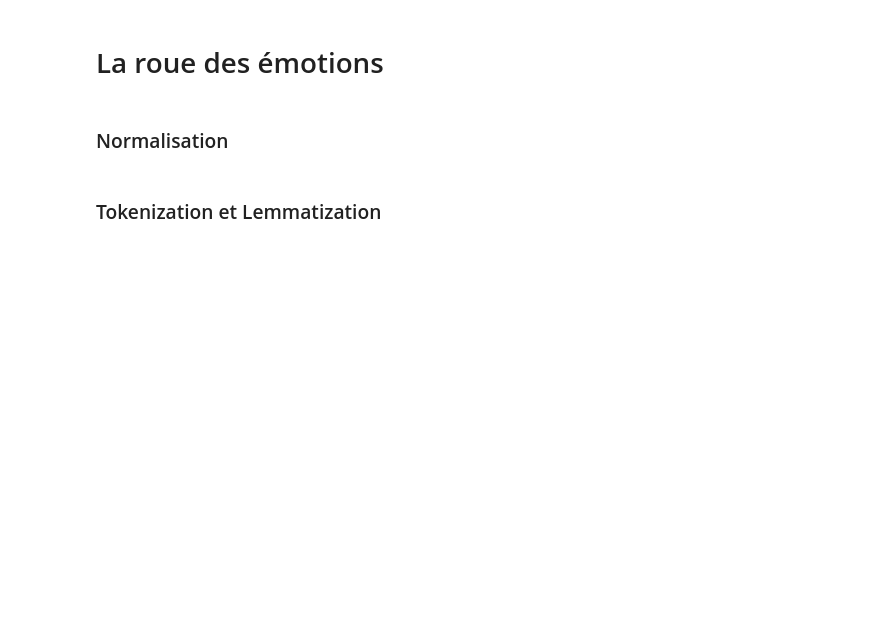
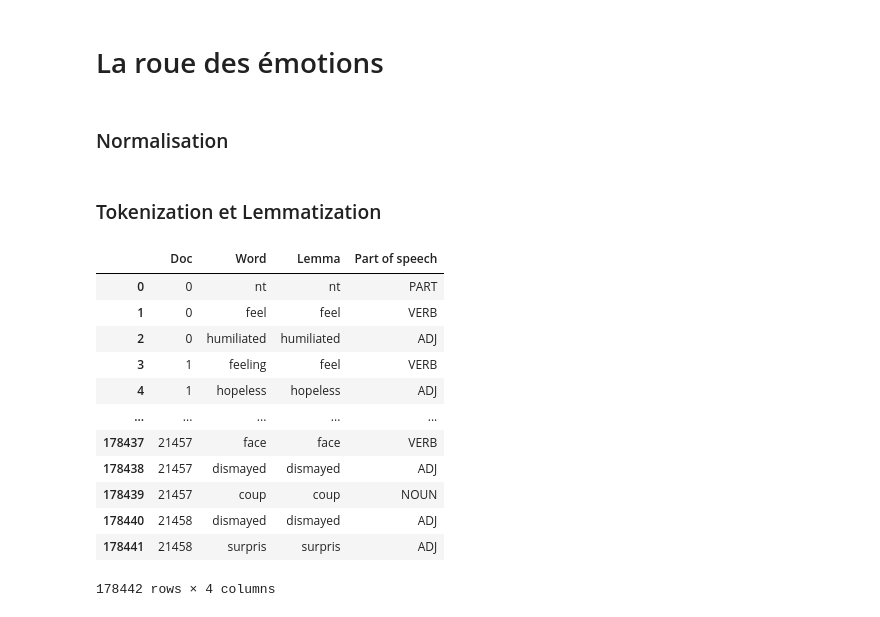
Before and after one commit to eltarr-kawther/roue-des-emotions, a Jupyter notebook: Notebooks/emotion_classification_spacy.ipynb, the cells around one changed output. Drawn from its saved outputs; the diff is of its cells as text; code cells hidden in the pictures; blank space fills up the shorter version.

```diff
--- a/Notebooks/emotion_classification_spacy.ipynb
+++ b/Notebooks/emotion_classification_spacy.ipynb
@@ -30,0 +41,16 @@ df_words_lemmas = pd.DataFrame({'Doc': ids, 'Word': words, 'Lemma': lemmas}, col
+# %%
+df_words_lemmas
+# %% [output]
+|  | Doc | Word | Lemma | Part of speech |
+| 0 | 0 | nt | nt | PART |
+| 1 | 0 | feel | feel | VERB |
+| 2 | 0 | humiliated | humiliated | ADJ |
+| 3 | 1 | feeling | feel | VERB |
+| 4 | 1 | hopeless | hopeless | ADJ |
+| ... | ... | ... | ... | ... |
+| 178437 | 21457 | face | face | VERB |
+| 178438 | 21457 | dismayed | dismayed | ADJ |
+| 178439 | 21457 | coup | coup | NOUN |
+| 178440 | 21458 | dismayed | dismayed | ADJ |
+| 178441 | 21458 | surpris | surpris | ADJ |
+178442 rows × 4 columns
```
Also changed, not shown: parts of 12 cells of this notebook, 2 other files.
